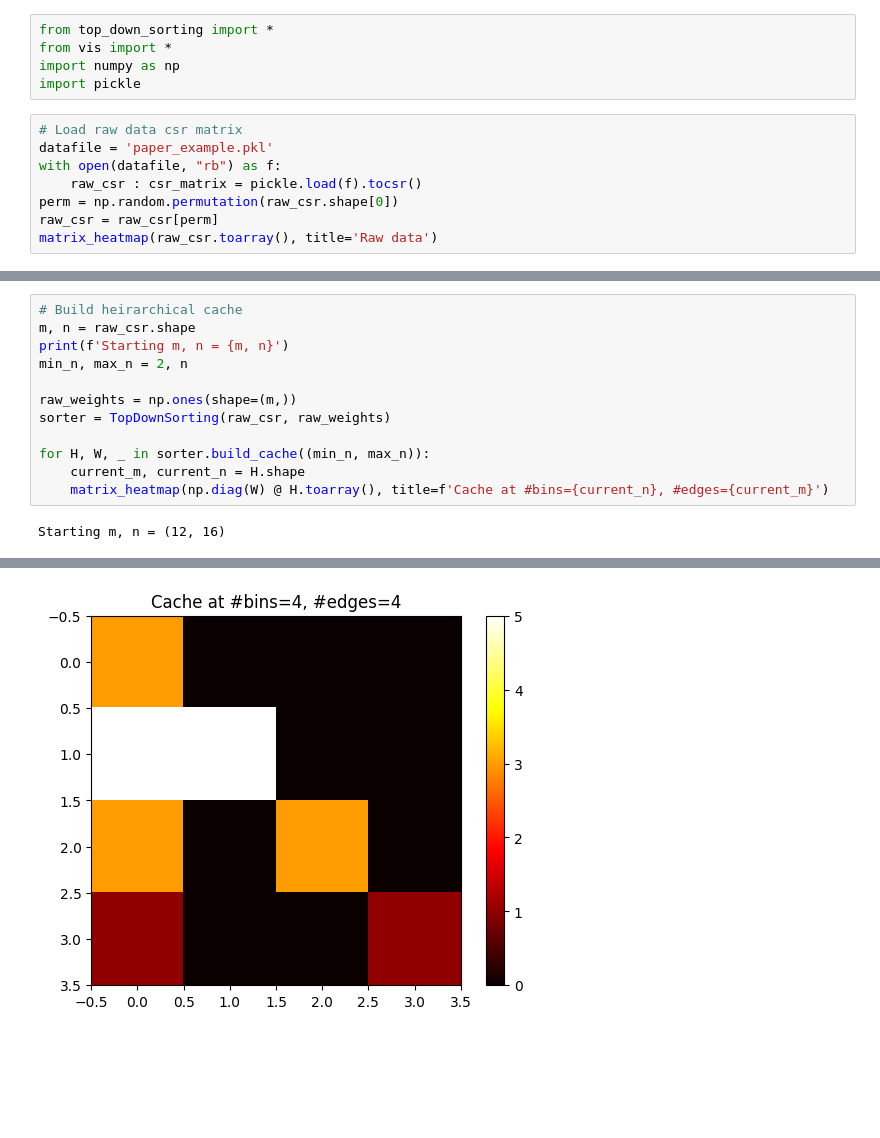
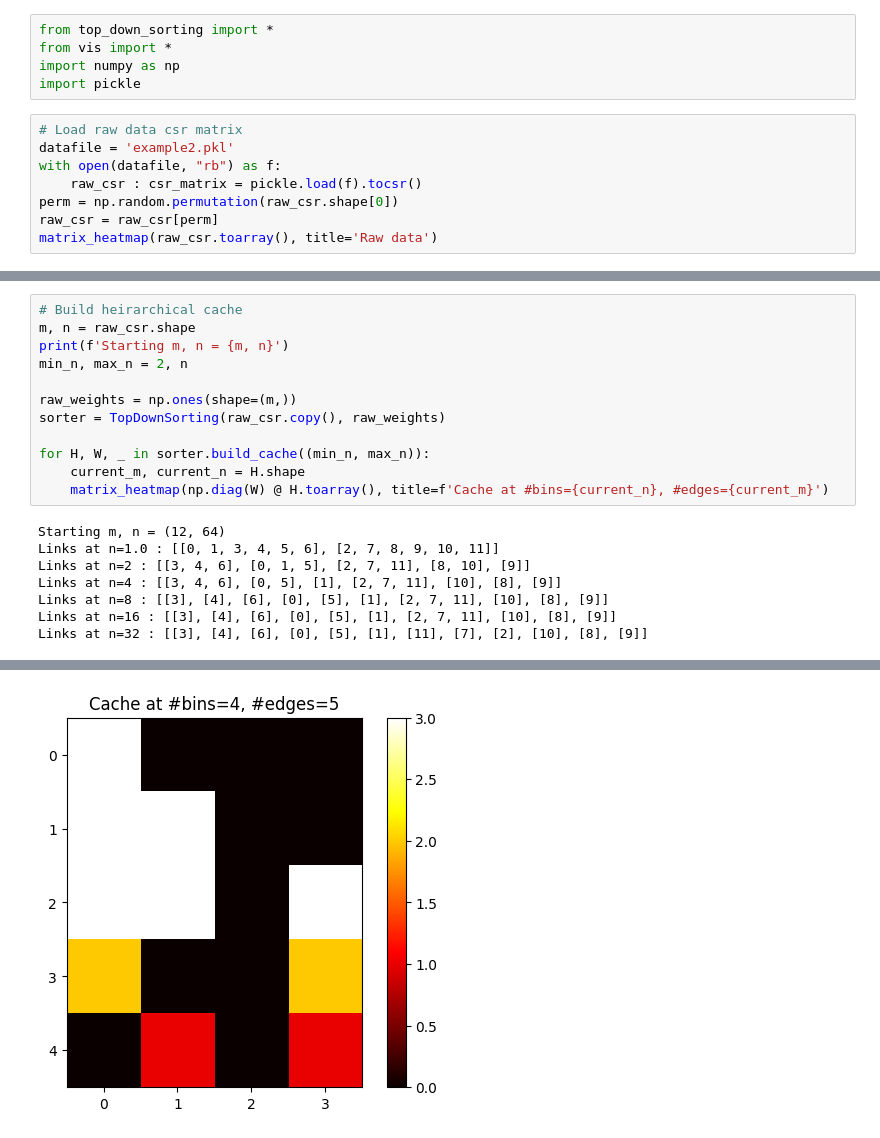
Before and after one commit to jacjosep1/JNI-Toy-Example, a Jupyter notebook: incidence_data_structure/test.ipynb, the cells around one changed output, grey strips where cells are left out. Cells and saved outputs as stored; diff of their text form; blank space fills up the shorter version.

```diff
--- a/incidence_data_structure/test.ipynb
+++ b/incidence_data_structure/test.ipynb
@@ -5,7 +5,7 @@ import numpy as np
 import pickle
 # %%
 # Load raw data csr matrix
-datafile = 'paper_example.pkl'
+datafile = 'example2.pkl'
 with open(datafile, "rb") as f:
     raw_csr : csr_matrix = pickle.load(f).tocsr()
 perm = np.random.permutation(raw_csr.shape[0])
@@ -20,10 +20,16 @@ print(f'Starting m, n = {m, n}')
 min_n, max_n = 2, n
 
 raw_weights = np.ones(shape=(m,))
-sorter = TopDownSorting(raw_csr, raw_weights)
+sorter = TopDownSorting(raw_csr.copy(), raw_weights)
 
 for H, W, _ in sorter.build_cache((min_n, max_n)):
     current_m, current_n = H.shape
     matrix_heatmap(np.diag(W) @ H.toarray(), title=f'Cache at #bins={current_n}, #edges={current_m}')
 # %% [output]
-Starting m, n = (12, 16)
+Starting m, n = (12, 64)
+Links at n=1.0 : [[0, 1, 3, 4, 5, 6], [2, 7, 8, 9, 10, 11]]
+Links at n=2 : [[3, 4, 6], [0, 1, 5], [2, 7, 11], [8, 10], [9]]
+Links at n=4 : [[3, 4, 6], [0, 5], [1], [2, 7, 11], [10], [8], [9]]
+Links at n=8 : [[3], [4], [6], [0], [5], [1], [2, 7, 11], [10], [8], [9]]
+Links at n=16 : [[3], [4], [6], [0], [5], [1], [2, 7, 11], [10], [8], [9]]
+Links at n=32 : [[3], [4], [6], [0], [5], [1], [11], [7], [2], [10], [8], [9]]
@@ -31 +37 @@ Starting m, n = (12, 16)
-[figure, old version]
+[figure, new version]
```
Also changed, not shown: parts of 3 cells of this notebook, 2 other files.
